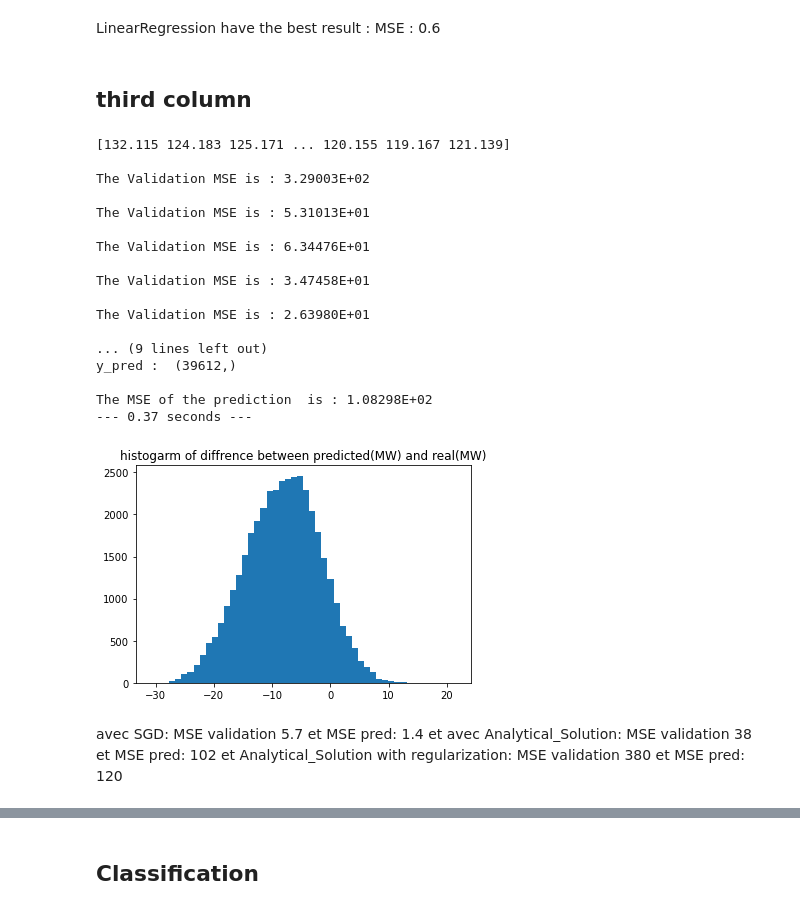
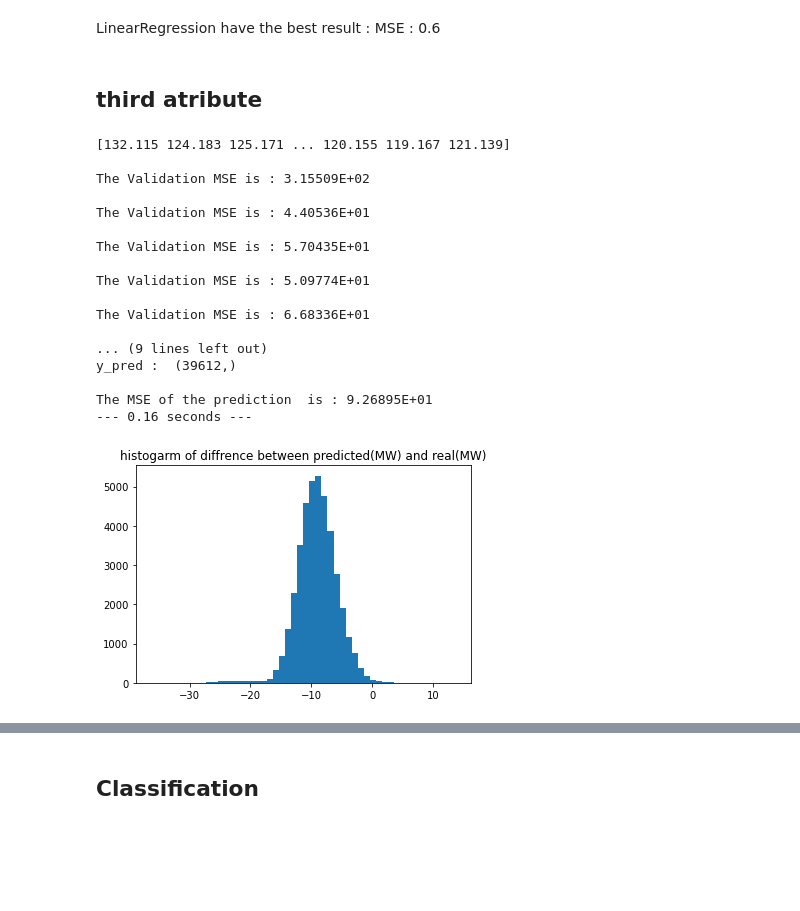
Before and after one commit to warmy54/projetDaraMining, a Jupyter notebook: DM_project-2021/project_ORGGG.ipynb, the cells around one changed output, grey strips where cells are left out. Saved outputs shown, nothing was run; the diff lists cells and outputs as text; code cells hidden in the pictures; blank space fills up the shorter version.

```diff
--- a/DM_project-2021/project_ORGGG.ipynb
+++ b/DM_project-2021/project_ORGGG.ipynb
@@ -636,7 +636,7 @@ mean is  0.6181866358112728
 LinearRegression have the best result :
     MSE : 0.6
 # %% [markdown]
-## third column
+## third atribute
 # %%
 #analical = true ,
 #anatical = false and SGD = false and change des itérations
@@ -656,7 +656,8 @@ print(y_ts)
 
 # ##########   training Analytical_Solution  ######### #
 
-model = cross_validation(Normal_X_train_IC, y_train, 2, Analytic_Sol=True, sgd=False, Kfold = 10, l2r =0)
+
+model = cross_validation(Normal_X_train_IC, y_train, 2, Analytic_Sol=True, sgd=False, Kfold = 10, l2r =5000)
 
 # ------------------------------------------------------------------------------------
 
@@ -668,18 +669,13 @@ model = cross_validation(Normal_X_train_IC, y_train, 2, Analytic_Sol=True, sgd=F
 # -----------------------------------------------------------------------------------------------
 
 
-# ####### training in GD mode    ####### #
-
-#model = cross_validation(Normal_X_train_IC, y_train,n_col = 2, Analytic_Sol=False, iterations=5, Kfold = 4,
-                         # lr=0.01,l2r =10000)
-
 # -----------------------------------------------------------------------------------------------------
 
 
 # ####### training in SGD mode    ####### #
-
-#model=cross_validation(Normal_X_train_IC, y_train,n_col =2,Analytic_Sol=False, sgd=True,iterations=50,
-                   # lr=0.001, Kfold = 10, l2r =0)
+'''
+model=cross_validation(Normal_X_train_IC, y_train,n_col =2,Analytic_Sol=False, sgd=True,iterations=50,
+                    lr=0.000001, Kfold = 10, l2r =0)'''
 
 # -----------------------------------------------------------------------------------------------------
 
@@ -697,45 +693,41 @@ model = cross_validation(Normal_X_train_IC, y_train, 2, Analytic_Sol=True, sgd=F
 
 # our prediction
 y_pred = model.predict(Normal_X_test_IC)
 y_pred = y_pred.reshape(y_pred.shape[0]) # reduce dimention
 print('y_pred : ', y_pred.shape)
 
 
 y_ts = np.reshape(y_ts,(y_ts.shape[0],1))
 y_ts = y_ts.flatten()  # reduce dimension for MSE cacule
 
 MSE = mean_squared_error(y_pred,y_ts)
 
 print("\nThe MSE of the prediction  is : %0.5E" %(MSE) )
 
 plt.figure()
 plt.hist(y_pred - y_ts, 50)
 plt.title('histogarm of diffrence between predicted(MW) and real(MW)')
 
 print("--- %s seconds ---" % np.round((time.time() - start_time),2))
 # %% [output]
 [132.115 124.183 125.171 ... 120.155 119.167 121.139]
 
-The Validation MSE is : 3.29003E+02
+The Validation MSE is : 3.15509E+02
 
-The Validation MSE is : 5.31013E+01
+The Validation MSE is : 4.40536E+01
 
-The Validation MSE is : 6.34476E+01
+The Validation MSE is : 5.70435E+01
 
-The Validation MSE is : 3.47458E+01
+The Validation MSE is : 5.09774E+01
 
-The Validation MSE is : 2.63980E+01
+The Validation MSE is : 6.68336E+01
 
 ... (9 lines left out)
 y_pred :  (39612,)
 
-The MSE of the prediction  is : 1.08298E+02
---- 0.37 seconds ---
+The MSE of the prediction  is : 9.26895E+01
+--- 0.16 seconds ---
-[figure, old version]
+[figure, new version]
-# %% [markdown]
-avec SGD: MSE validation 5.7 et MSE pred: 1.4
-et avec Analytical_Solution: MSE validation 38 et MSE pred: 102
-et Analytical_Solution with regularization: MSE validation 380 et MSE pred: 120
 # %%
 from sklearn.model_selection import KFold
 from sklearn.neural_network import MLPRegressor
```
Also changed, not shown: parts of 29 cells of this notebook.
